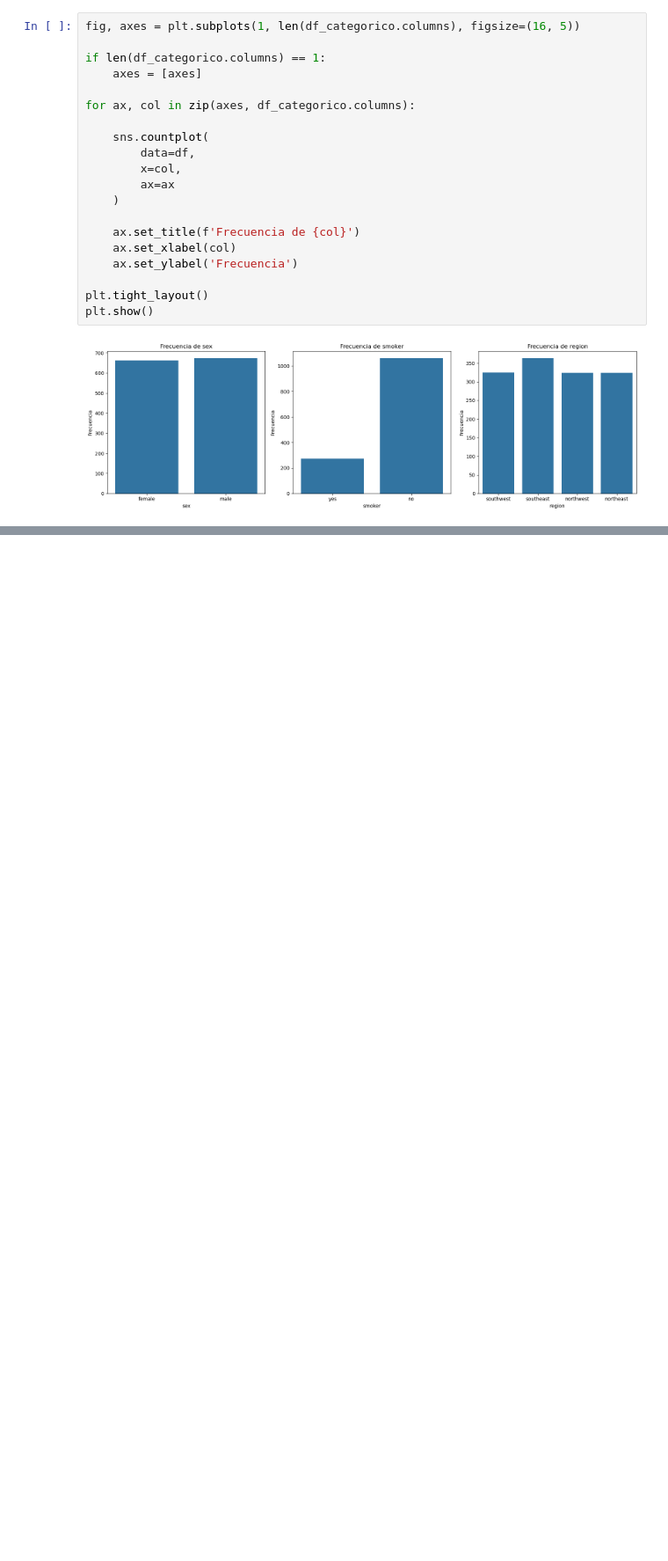
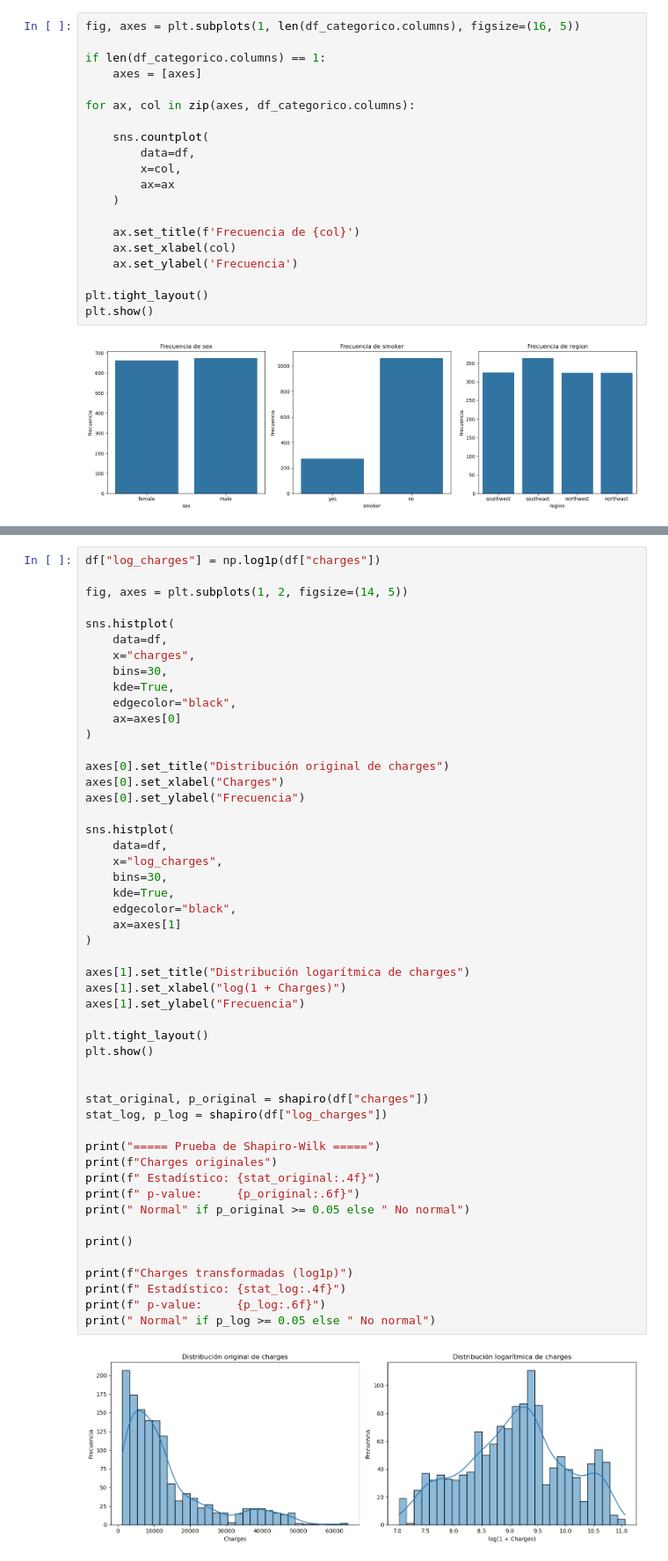
Before and after one commit to MHAlberto/MedicalCostPrediction, a Jupyter notebook: notebooks/01_EDA.ipynb, the cells around one changed output, grey strips where cells are left out. Shown at 88% size. Saved outputs shown, nothing was run; the diff lists cells and outputs as text; blank space fills up the shorter version.

```diff
--- a/notebooks/01_EDA.ipynb
+++ b/notebooks/01_EDA.ipynb
@@ -320,0 +345,52 @@ plt.show()
+# %%
+df["log_charges"] = np.log1p(df["charges"])
+
+fig, axes = plt.subplots(1, 2, figsize=(14, 5))
+
+sns.histplot(
+    data=df,
+    x="charges",
+    bins=30,
+    kde=True,
+    edgecolor="black",
+    ax=axes[0]
+)
+
+axes[0].set_title("Distribución original de charges")
+axes[0].set_xlabel("Charges")
+axes[0].set_ylabel("Frecuencia")
+
+sns.histplot(
+    data=df,
+    x="log_charges",
+    bins=30,
+    kde=True,
+    edgecolor="black",
+    ax=axes[1]
+)
+
+axes[1].set_title("Distribución logarítmica de charges")
+axes[1].set_xlabel("log(1 + Charges)")
+axes[1].set_ylabel("Frecuencia")
+
+plt.tight_layout()
+plt.show()
+
+
+stat_original, p_original = shapiro(df["charges"])
+stat_log, p_log = shapiro(df["log_charges"])
+
+print("===== Prueba de Shapiro-Wilk =====")
+print(f"Charges originales")
+print(f" Estadístico: {stat_original:.4f}")
+print(f" p-value:     {p_original:.6f}")
+print(" Normal" if p_original >= 0.05 else " No normal")
+
+print()
+
+print(f"Charges transformadas (log1p)")
+print(f" Estadístico: {stat_log:.4f}")
+print(f" p-value:     {p_log:.6f}")
+print(" Normal" if p_log >= 0.05 else " No normal")
+# %% [output]
+[figure, added]
```
Also changed, not shown: parts of 14 cells of this notebook.
